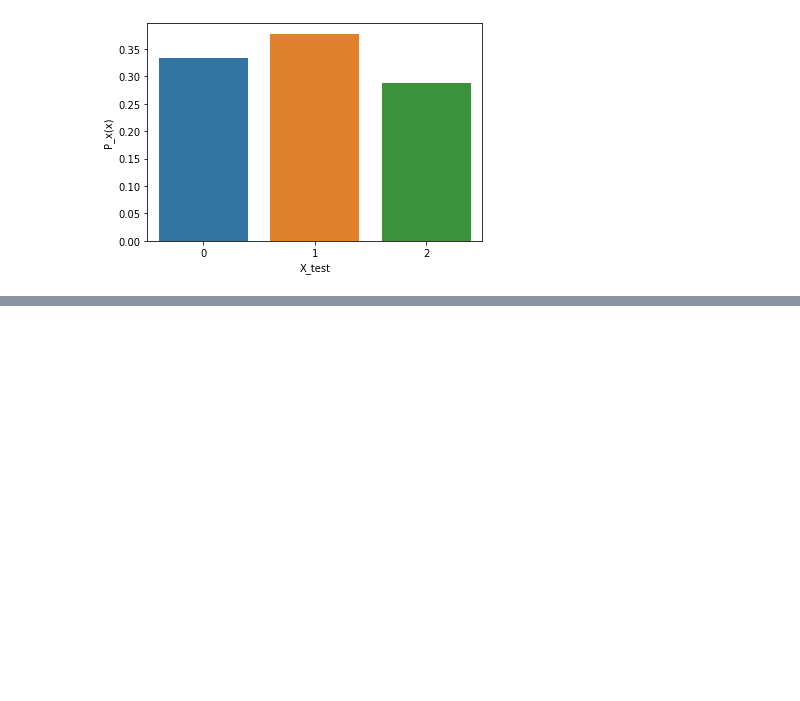
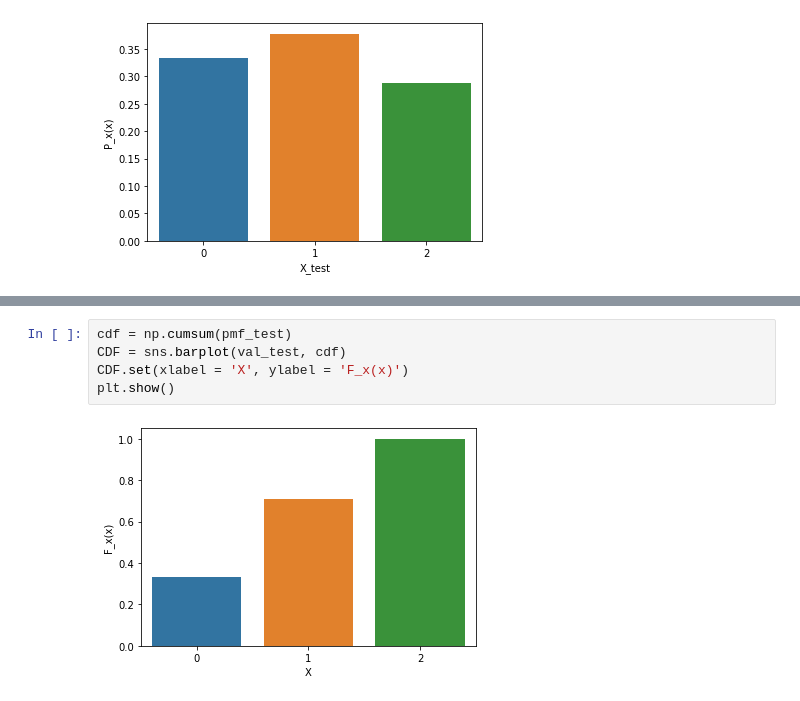
Before and after one commit to LPK99/Statistics_Vin, a Jupyter notebook: ipynb/btth_2_2.ipynb, the cells around one changed output, grey strips where cells are left out. Cells and saved outputs as stored; diff of their text form; blank space fills up the shorter version.

```diff
--- a/ipynb/btth_2_2.ipynb
+++ b/ipynb/btth_2_2.ipynb
@@ -59,0 +67,7 @@ ValueError: Grouper and axis must be same length
+# %%
+cdf = np.cumsum(pmf_test)
+CDF = sns.barplot(val_test, cdf)
+CDF.set(xlabel = 'X', ylabel = 'F_x(x)')
+plt.show()
+# %% [output]
+[figure, added]
```
Also changed, not shown: parts of 2 cells of this notebook.
